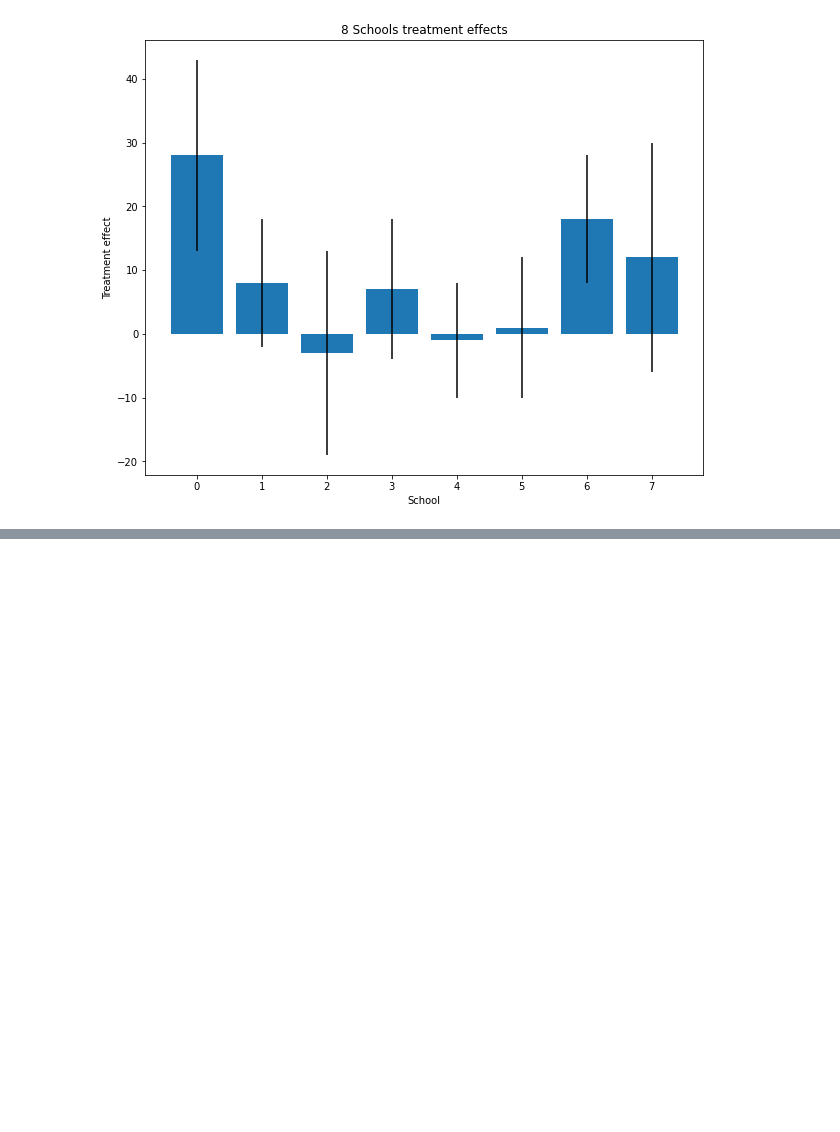
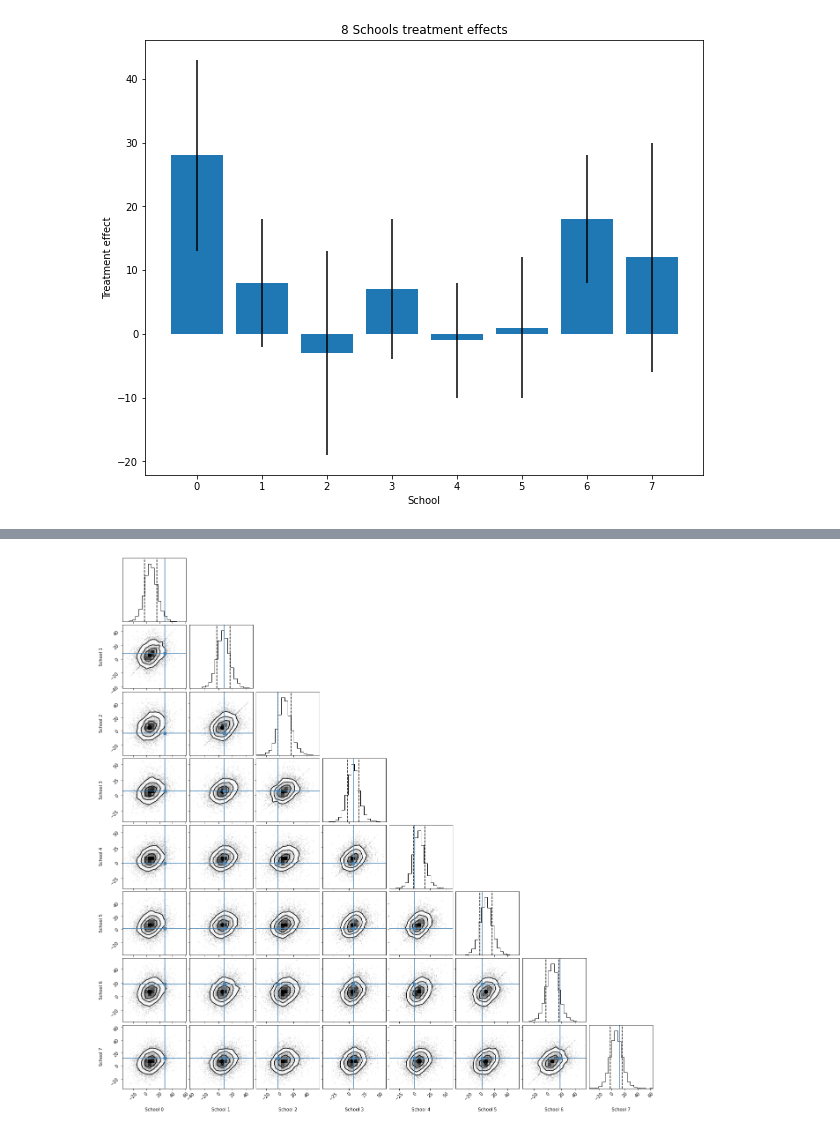
Before and after one commit to al-jshen/gaul, a Jupyter notebook: examples/8schools.ipynb, the cells around one changed output, grey strips where cells are left out. Saved outputs shown, nothing was run; the diff lists cells and outputs as text; code cells hidden in the pictures; blank space fills up the shorter version.

```diff
--- a/examples/8schools.ipynb
+++ b/examples/8schools.ipynb
@@ -73,0 +73,9 @@ plt.show()
+# %%
+corner.corner(
+    np.array(school_effect_samples).reshape(-1, 8),
+    truths=treatment_effects,
+    quantiles=[0.16, 0.84],
+    labels=[f'School {i}' for i in range(8)]
+);
+# %% [output]
+[figure, added]
```
Also changed, not shown: parts of 6 cells of this notebook, 1 other file.
